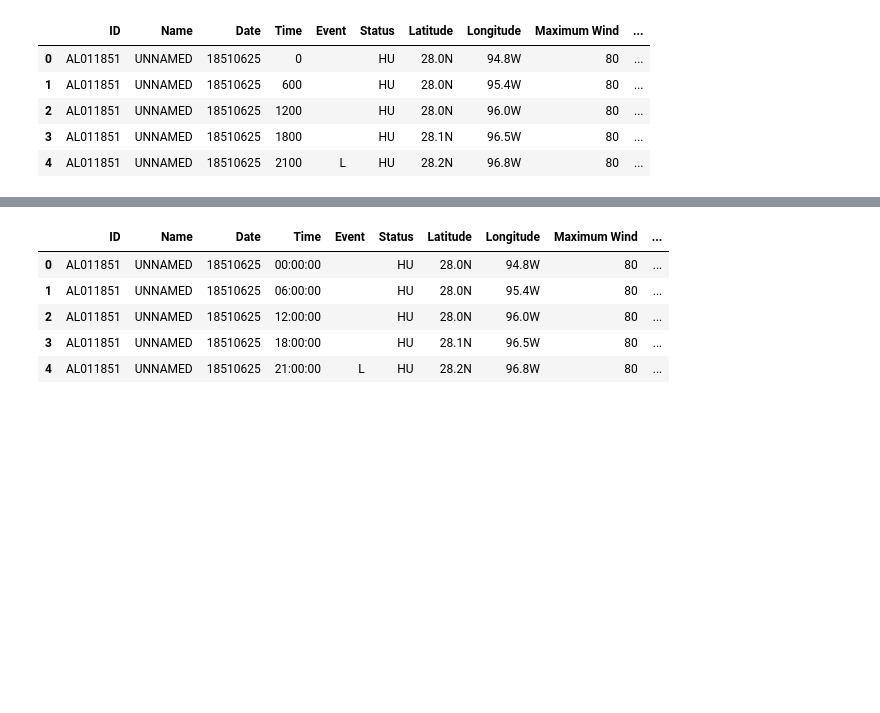
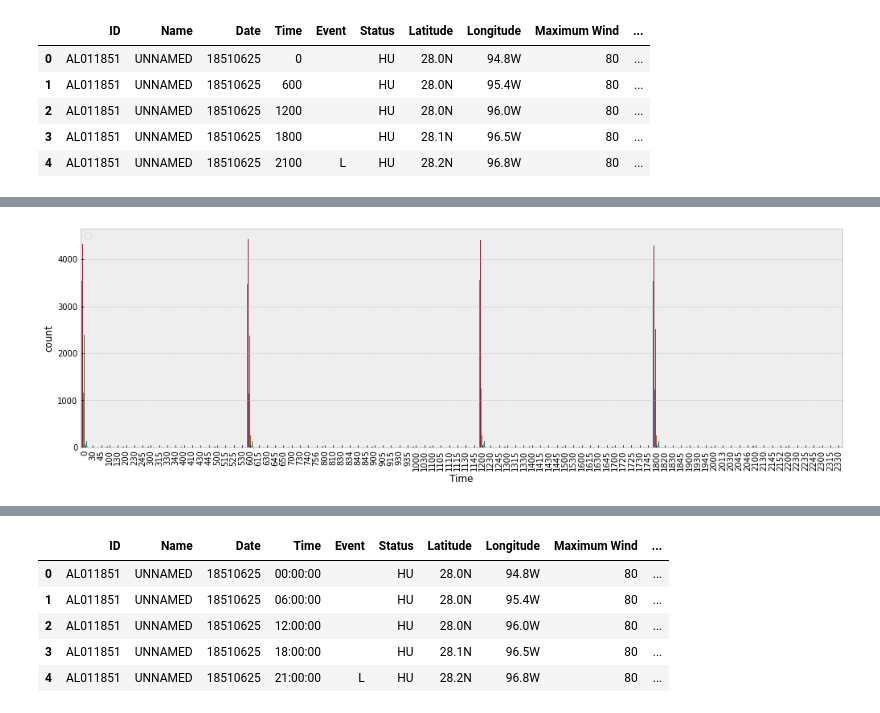
Before and after one commit to manishmawatwal/DataScience, a Jupyter notebook: Predicting_trajectories_of_atlantic_hurricanes.ipynb, the cells around one changed output, grey strips where cells are left out. Saved outputs shown, nothing was run; the diff lists cells and outputs as text; code cells hidden in the pictures; blank space fills up the shorter version.

```diff
--- a/Predicting_trajectories_of_atlantic_hurricanes.ipynb
+++ b/Predicting_trajectories_of_atlantic_hurricanes.ipynb
@@ -50,0 +111,8 @@ df.head(5)
+# %%
+plt.figure(figsize=(17,5))
+sns.countplot(df.Time, hue=df.Status)
+plt.legend('')
+plt.xticks(rotation=90)
+plt.show()
+# %% [output]
+[figure, added]
```
Also changed, not shown: parts of 9 cells of this notebook.
